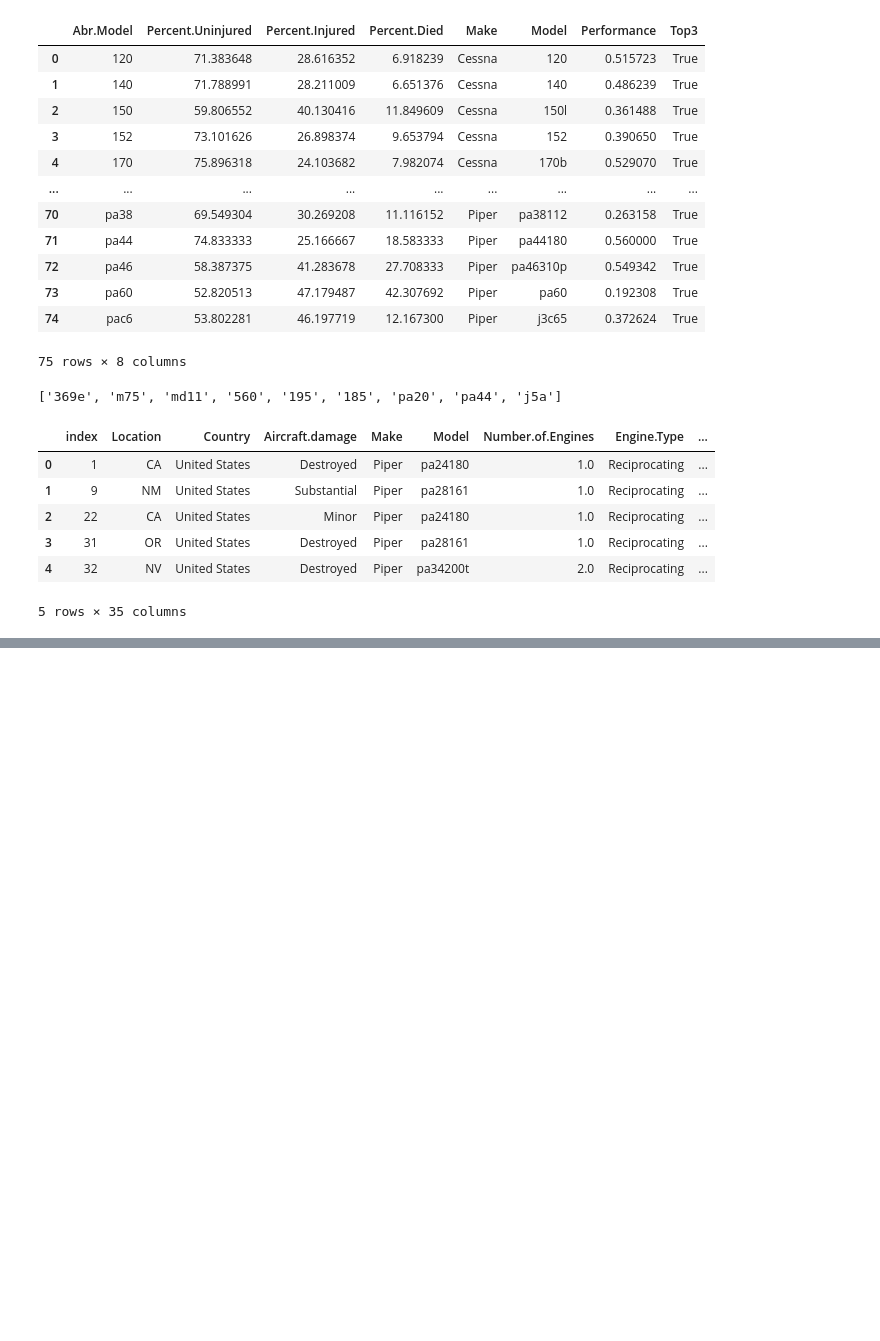
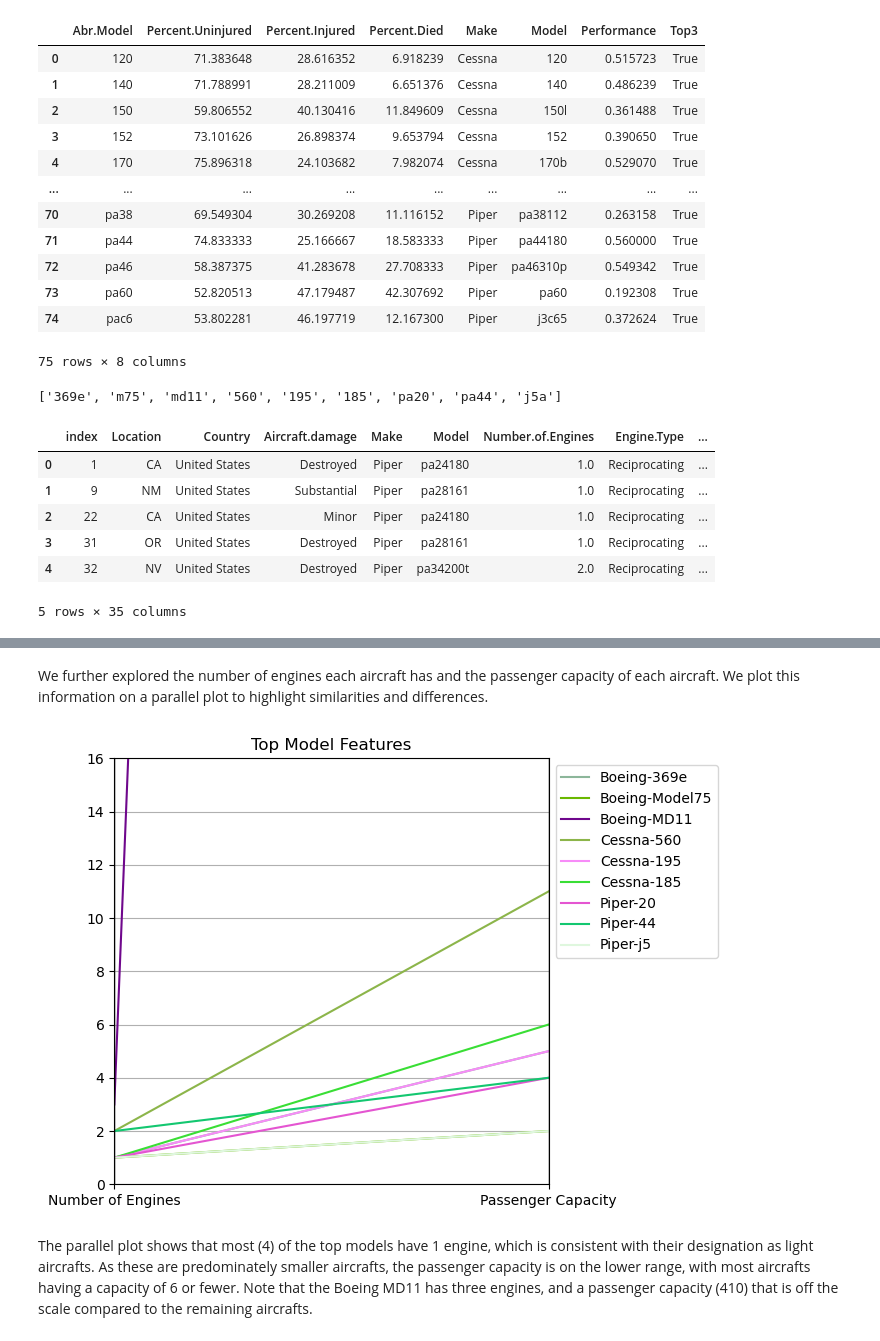
Before and after one commit to torederu/NTSB-Aviation-Analysis, a Jupyter notebook: tem/2-analysis.ipynb, the cells around one changed output, grey strips where cells are left out. Cells and saved outputs as stored; diff of their text form; code cells hidden in the pictures; blank space fills up the shorter version.

```diff
--- a/tem/2-analysis.ipynb
+++ b/tem/2-analysis.ipynb
@@ -514,0 +497,3 @@ df.head()
+# %%
+# Import data of the top aircraft information
+ac_info = pd.read_csv('data/top_aircraft_info.csv')
@@ -515 +506,25 @@ df.head()
+# %% [markdown]
+We further explored the number of engines each aircraft has and the  passenger capacity of each aircraft. We plot this information on a parallel plot to highlight similarities and differences.
+# %%
+fig, ax = plt.subplots(figsize=(7,5))
+pd.plotting.parallel_coordinates(ac_info[['Make.Model', 'Engine.Num', 'Passenger.Capacity']], 'Make.Model', ax=ax)
+
+# 1. Move legend outside of the figure
+ax.legend(loc='upper left', bbox_to_anchor=(1, 1))
+
+# 2. Change x-axis labels
+xlabels = ["Number of Engines", "Passenger Capacity"]
+ax.set_title('Top Model Features')
+ax.set_xticklabels(xlabels)
+ax.set_ylim(bottom=0, top=16)
+
+plt.tight_layout()
+plt.show()
+
+if generate_pngs == 1:
+    fig.savefig("figs/model_features.png", bbox_inches = 'tight')
+# %% [output]
+[figure, added]
+# %% [markdown]
+The parallel plot shows that most (4) of the top models have 1 engine, which is consistent with their designation as light aircrafts. As these are predominately smaller aircrafts, the passenger capacity is on the lower range, with most aircrafts having a capacity of 6 or fewer. Note that the Boeing MD11 has three engines, and a passenger capacity (410) that is off the scale compared to the remaining aircrafts.
 # %%
```
Also changed, not shown: parts of 28 cells of this notebook, 11 other files.
